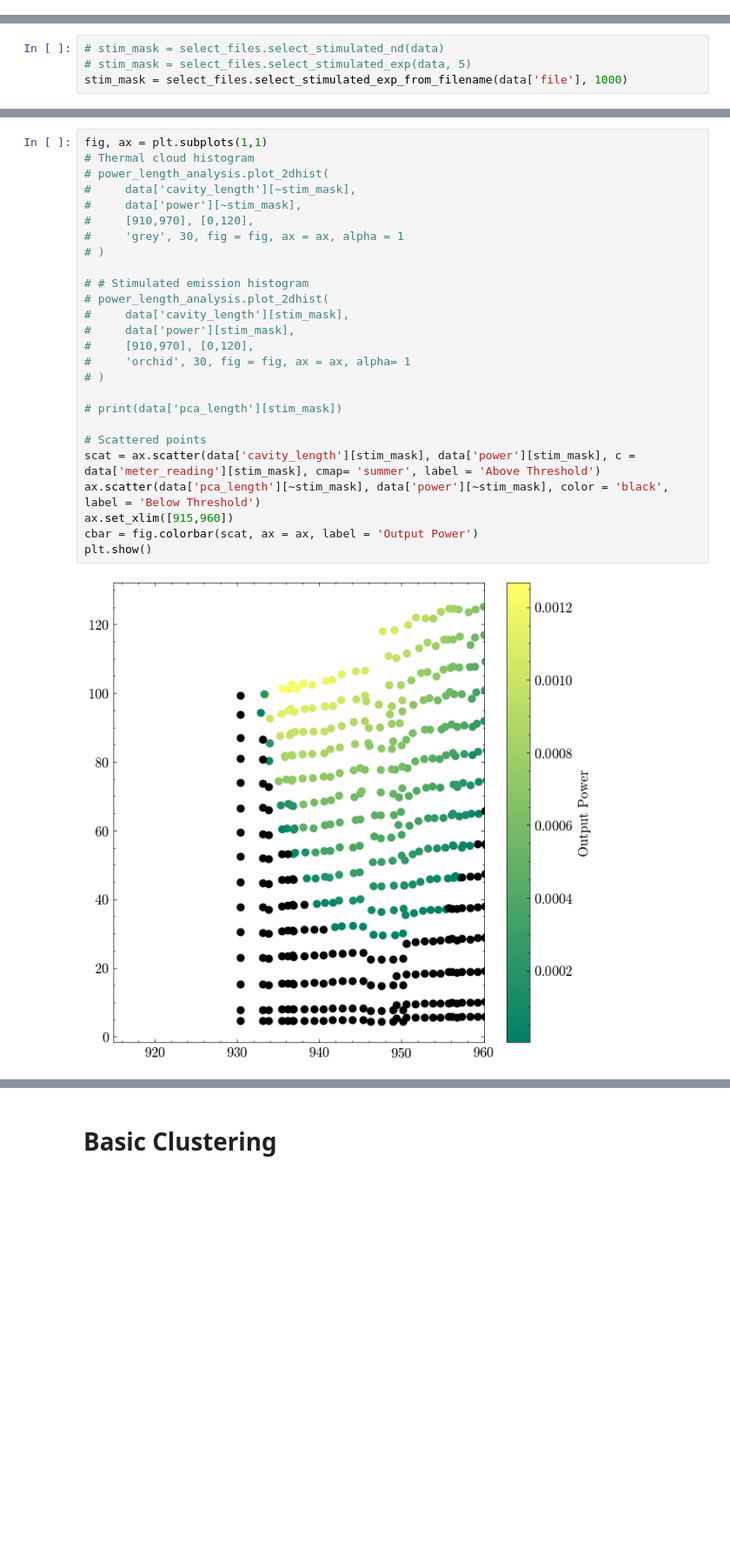
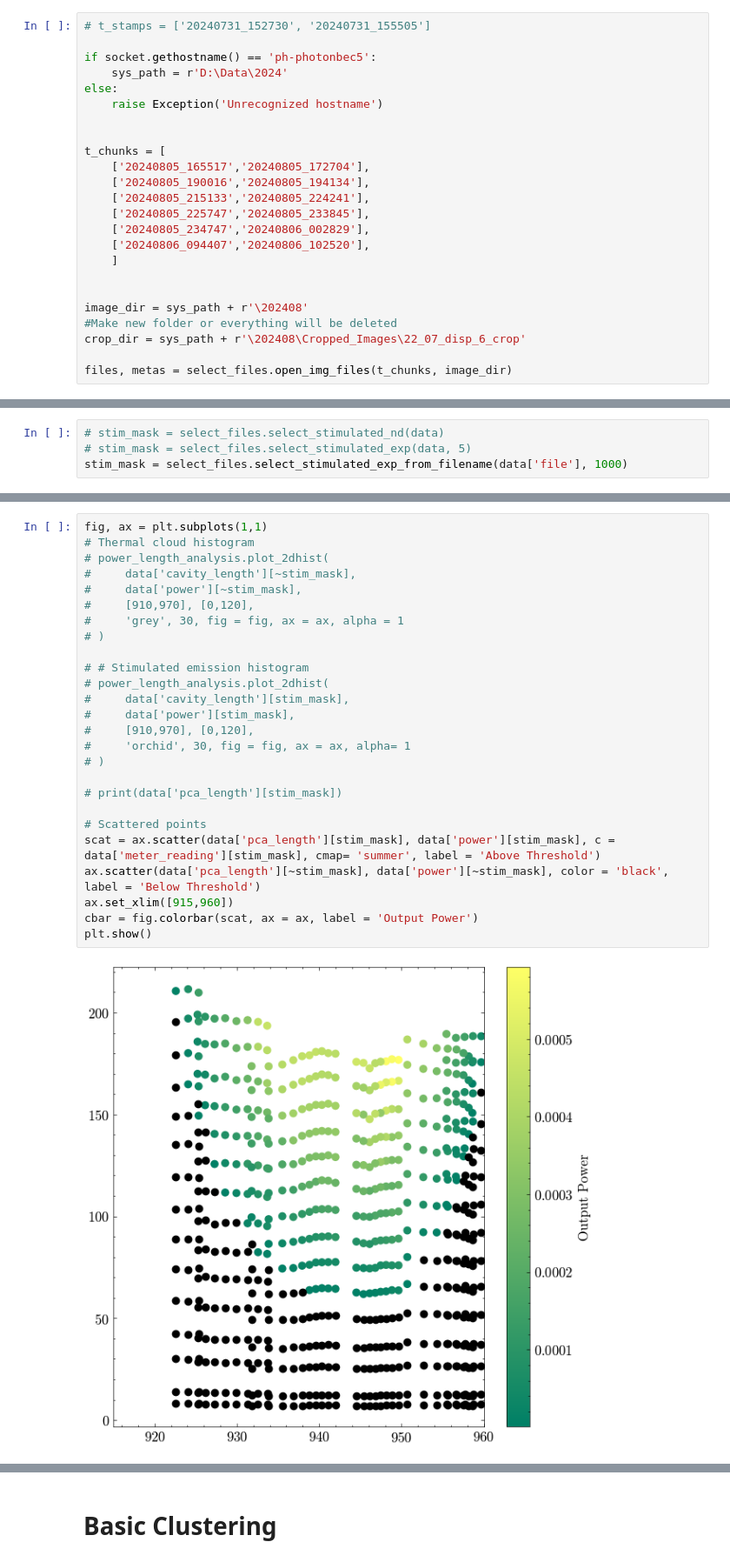
Before and after one commit to phbecimperial/Supervised-clustering-phase-pBEC, a Jupyter notebook: MultiMode Analysis/Phase_diagram_notebook.ipynb, the cells around one changed output, grey strips where cells are left out. Shown at 87% size. Saved outputs shown, nothing was run; the diff lists cells and outputs as text; blank space fills up the shorter version.

Commit message:
Working interactive scatter

```diff
--- a/MultiMode Analysis/Phase_diagram_notebook.ipynb
+++ b/MultiMode Analysis/Phase_diagram_notebook.ipynb
@@ -46 +35,25 @@ files, metas = select_files.open_img_files(t_chunks, image_dir)
+# %%
+# t_stamps = ['20240731_152730', '20240731_155505']
+
+if socket.gethostname() == 'ph-photonbec5':
+    sys_path = r'D:\Data\2024'
+else:
+    raise Exception('Unrecognized hostname')
+
+
+t_chunks = [
+    ['20240805_165517','20240805_172704'],
+    ['20240805_190016','20240805_194134'],
+    ['20240805_215133','20240805_224241'],
+    ['20240805_225747','20240805_233845'],
+    ['20240805_234747','20240806_002829'],
+    ['20240806_094407','20240806_102520'],
+    ]
+
+
+image_dir = sys_path + r'\202408'
+#Make new folder or everything will be deleted
+crop_dir = sys_path + r'\202408\Cropped_Images\22_07_disp_6_crop'
+
+files, metas = select_files.open_img_files(t_chunks, image_dir)
 # %%
@@ -133,28 +148,28 @@ plt.show()
 # %%
 fig, ax = plt.subplots(1,1)
 # Thermal cloud histogram
 # power_length_analysis.plot_2dhist(
 #     data['cavity_length'][~stim_mask],
 #     data['power'][~stim_mask],
 #     [910,970], [0,120],
 #     'grey', 30, fig = fig, ax = ax, alpha = 1
 # )
 
 # # Stimulated emission histogram
 # power_length_analysis.plot_2dhist(
 #     data['cavity_length'][stim_mask],
 #     data['power'][stim_mask],
 #     [910,970], [0,120],
 #     'orchid', 30, fig = fig, ax = ax, alpha= 1
 # )
 
 # print(data['pca_length'][stim_mask])
 
 # Scattered points
-scat = ax.scatter(data['cavity_length'][stim_mask], data['power'][stim_mask], c = data['meter_reading'][stim_mask], cmap= 'summer', label = 'Above Threshold')
+scat = ax.scatter(data['pca_length'][stim_mask], data['power'][stim_mask], c = data['meter_reading'][stim_mask], cmap= 'summer', label = 'Above Threshold')
 ax.scatter(data['pca_length'][~stim_mask], data['power'][~stim_mask], color = 'black', label = 'Below Threshold')
 ax.set_xlim([915,960])
 cbar = fig.colorbar(scat, ax = ax, label = 'Output Power')
 plt.show()
 # %% [output]
-[figure, old version]
+[figure, new version]
```
Also changed, not shown: parts of 11 cells of this notebook, 1 other file.
